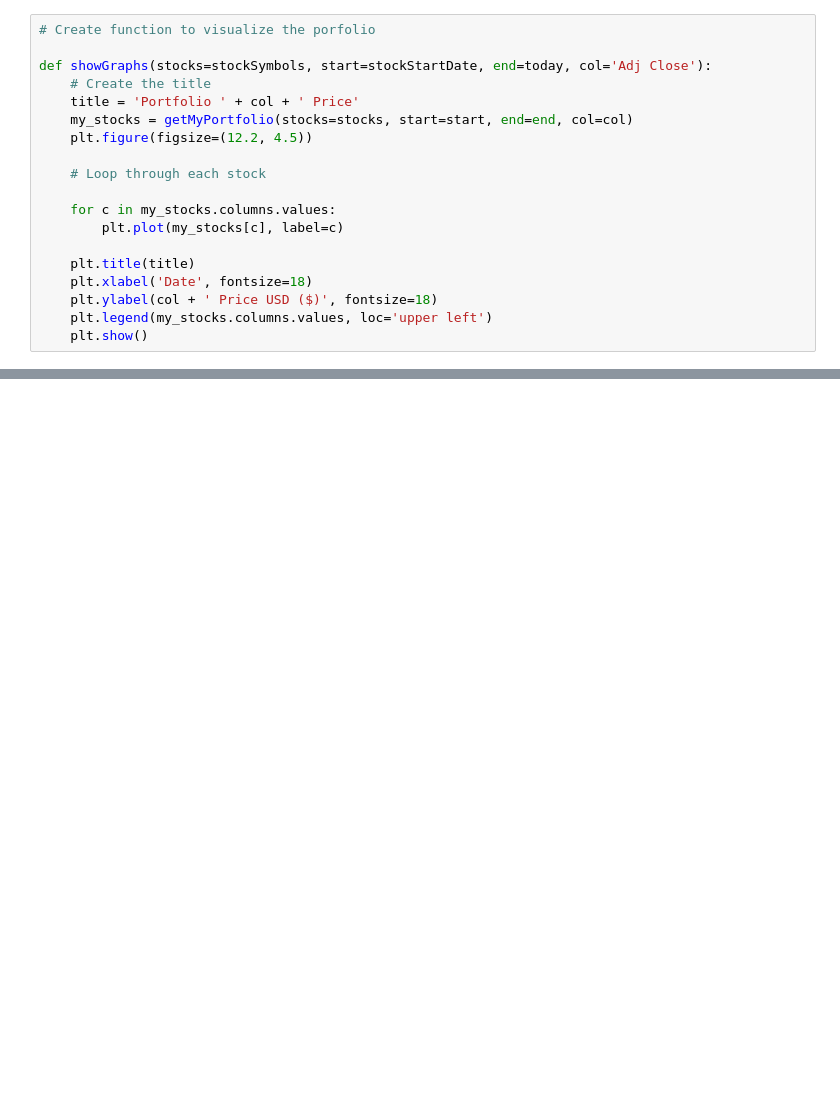
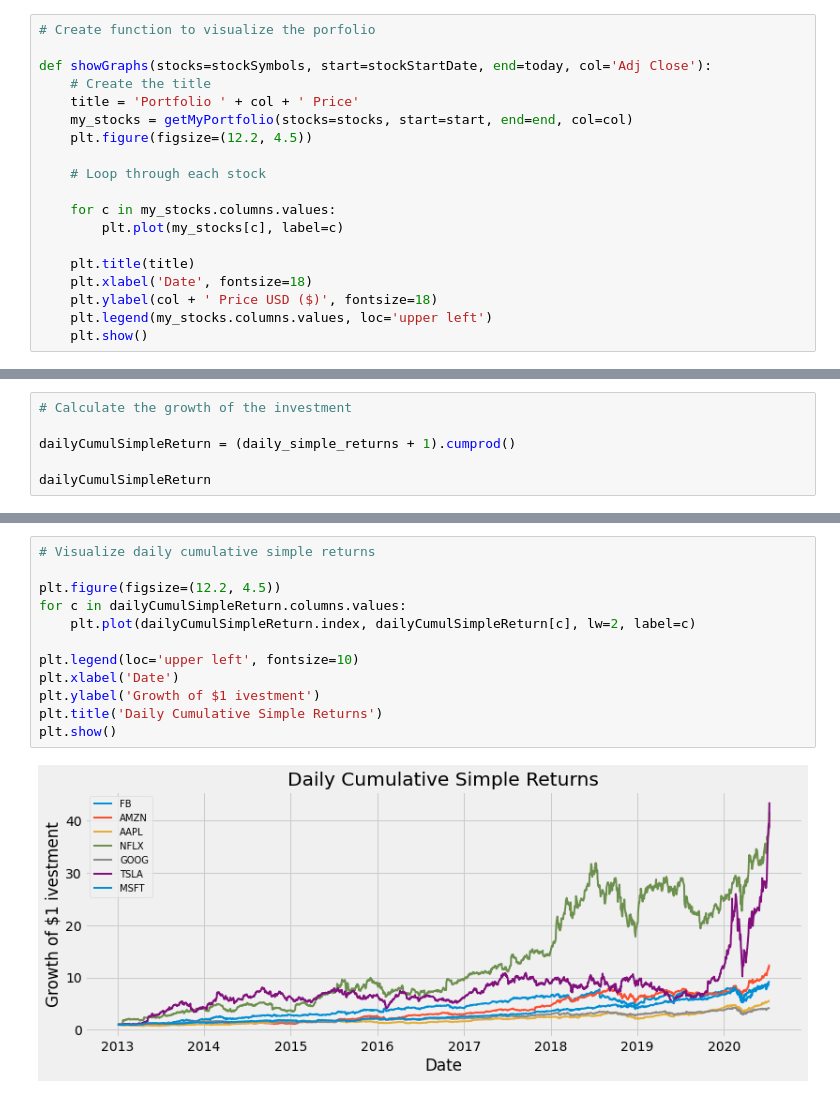
Before and after one commit to sjb3/data_sci_project, a Jupyter notebook: financial_portfolio.ipynb, the cells around one changed output, grey strips where cells are left out. Drawn from its saved outputs; the diff is of its cells as text; blank space fills up the shorter version.

```diff
--- a/financial_portfolio.ipynb
+++ b/financial_portfolio.ipynb
@@ -86,0 +210,6 @@ showGraphs(stockSymbols)
+# %%
+# Calculate the growth of the investment
+
+dailyCumulSimpleReturn = (daily_simple_returns + 1).cumprod()
+
+dailyCumulSimpleReturn
@@ -86,0 +231,14 @@ showGraphs(stockSymbols)
+# %%
+# Visualize daily cumulative simple returns
+
+plt.figure(figsize=(12.2, 4.5))
+for c in dailyCumulSimpleReturn.columns.values:
+    plt.plot(dailyCumulSimpleReturn.index, dailyCumulSimpleReturn[c], lw=2, label=c)
+
+plt.legend(loc='upper left', fontsize=10)
+plt.xlabel('Date')
+plt.ylabel('Growth of $1 ivestment')
+plt.title('Daily Cumulative Simple Returns')
+plt.show()
+# %% [output]
+[figure, added]
```
Also changed, not shown: parts of 15 cells of this notebook, 2 other files.
